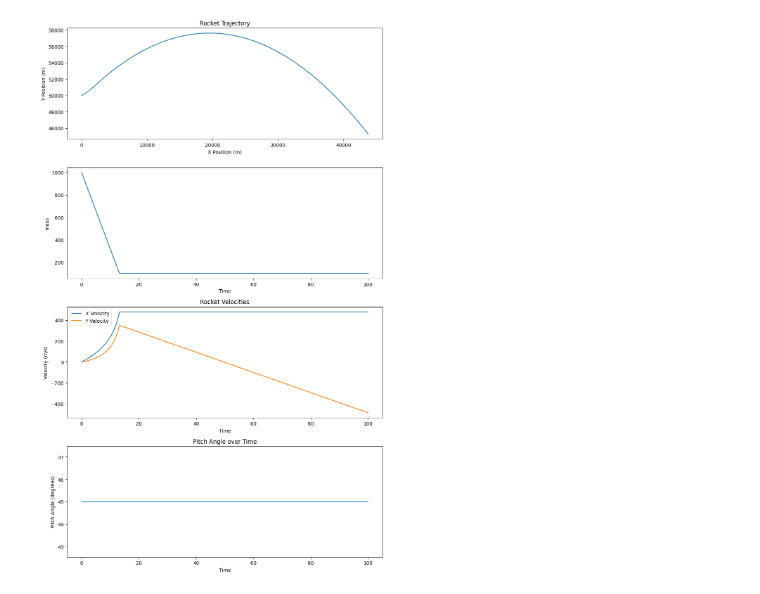
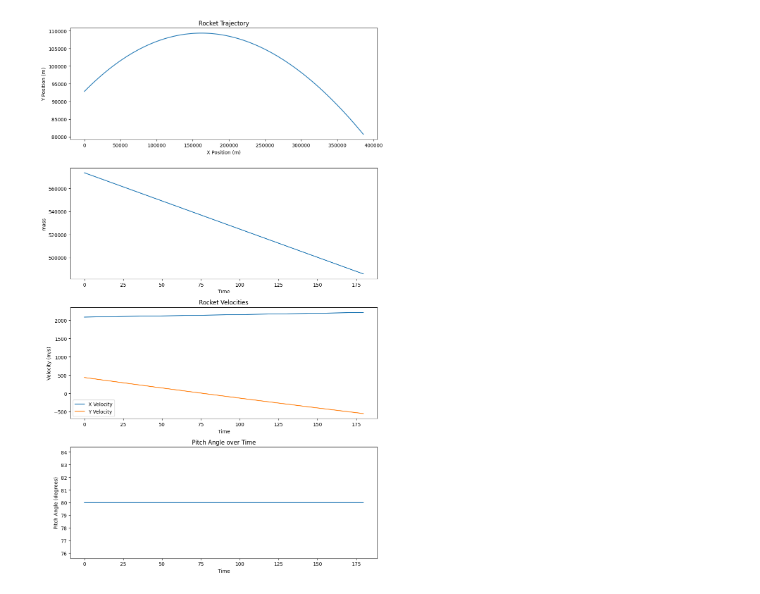
Before and after one commit to giuliodondi/kOS-Shuttle_OPS1, a Jupyter notebook: Ships/Script/Shuttle_OPS1/LOGS/shuttle_sim.ipynb, the cells around one changed output. Cells and saved outputs as stored; diff of their text form; code cells hidden in the pictures.

```diff
--- a/Ships/Script/Shuttle_OPS1/LOGS/shuttle_sim.ipynb
+++ b/Ships/Script/Shuttle_OPS1/LOGS/shuttle_sim.ipynb
@@ -127,28 +144,56 @@ class Rocket:
         plt.tight_layout()
         plt.show()
 # %%
+#2eo at t+148
+ic1 = {
+    'm0' : 649993,
+    'mf' : 121857.8,
+    'isp' : 453.5,
+    'thr' : 2173600,
+    'h0' : 61000,
+    'v0' : 1732.6,
+    'hdot0' : 621.4,
+    'theta0' : 25
+}
 
-# Define initial conditions and rocket parameters
-mass = 1000  # kg
-mf = 100
-isp = 300  # s
-thrust = 20000  # N
-initial_altitude = 50000  # m
-initial_vx = 0  # m/s
-initial_vy = 0  # m/s
-pitch_angle = 45
+#2eo at t+200
+ic2 = {
+    'm0' : 573558,
+    'mf' : 121857.8,
+    'isp' : 453.5,
+    'thr' : 2173600,
+    'h0' : 92830,
+    'v0' : 2131.7,
+    'hdot0' : 435.4,
+    'theta0' : 80
+}
+
+#2eo at t+243
+ic3 = {
+    'm0' : 509941,
+    'mf' : 121857.8,
+    'isp' : 453.5,
+    'thr' : 2173600,
+    'h0' : 108430,
+    'v0' : 2564.5,
+    'hdot0' : 289.5,
+    'theta0' : 80
+}
+
+ics = ic2
 
 # Create rocket object
-rocket = Rocket(mass, mf, isp, thrust, initial_altitude, initial_vx, initial_vy, pitch_angle)
+rocket = Rocket(ics)
 
 # Simulation parameters
 time_step = 0.1  # s
-total_time = 100  # s
+total_time = 1000  # s
+cut_alt = 80700
 
 # Simulate rocket flight
-rocket.simulate(time_step, total_time)
+rocket.simulate(time_step, total_time, cut_alt)
 
 # Plot trajectory
 rocket.plot_results()
 # %% [output]
-[figure, old version]
+[figure, new version]
```
Also changed, not shown: parts of 1 cell of this notebook.
